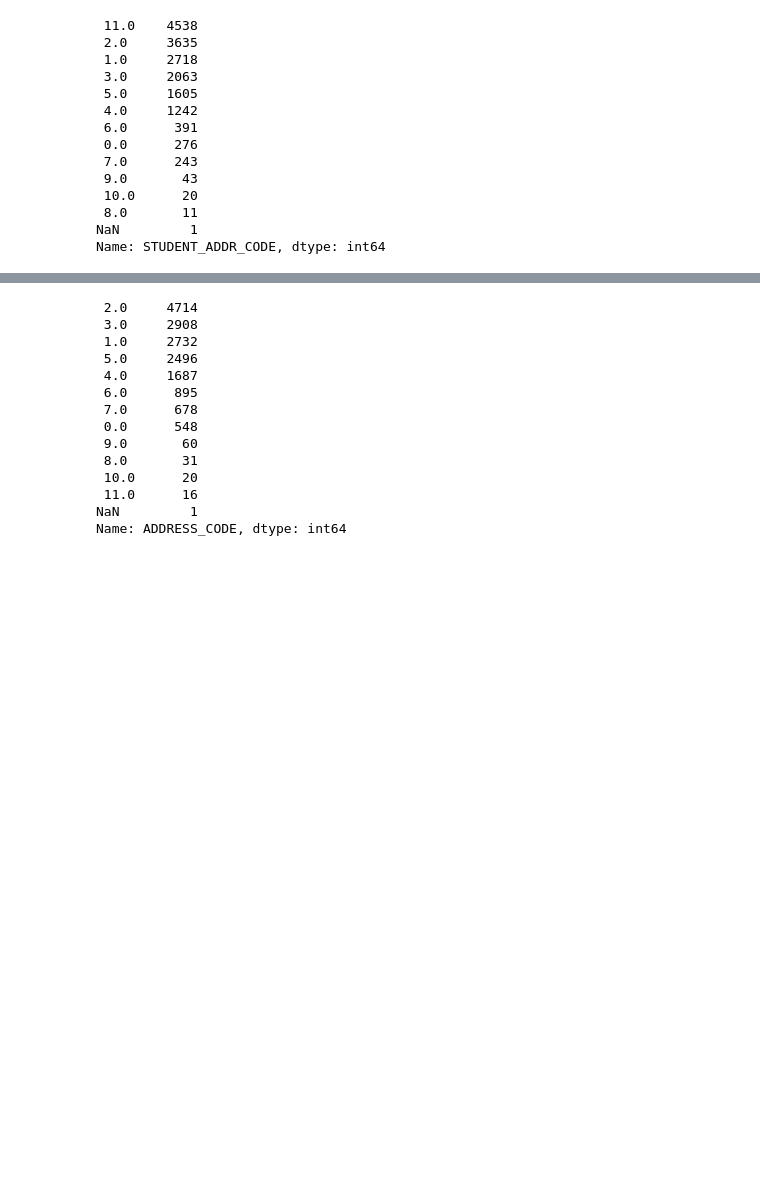
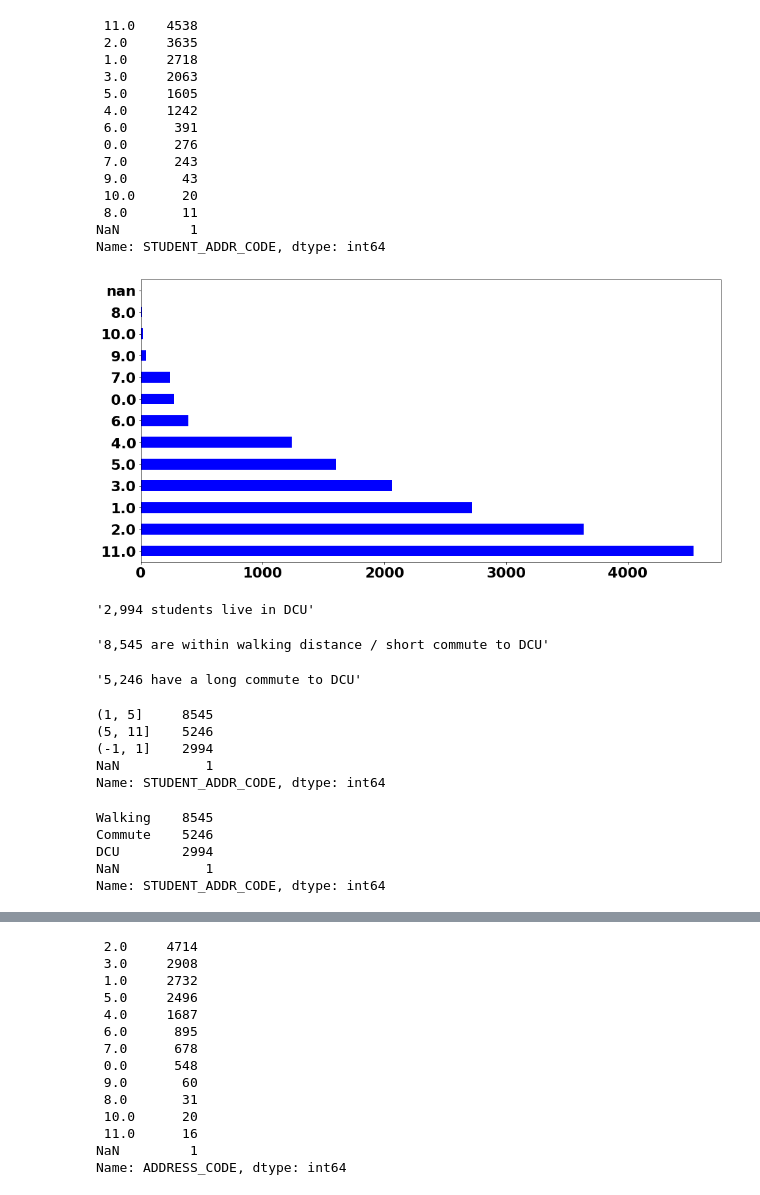
Before and after one commit to dazcona/edm-dcu, a Jupyter notebook: notebooks/EDA.ipynb, the cells around one changed output, grey strips where cells are left out. Drawn from its saved outputs; the diff is of its cells as text; code cells hidden in the pictures; blank space fills up the shorter version.

```diff
--- a/notebooks/EDA.ipynb
+++ b/notebooks/EDA.ipynb
@@ -998,3 +1022,37 @@ df['STUDENT_ADDR_CODE'].value_counts(dropna=False)
  8.0       11
 NaN         1
 Name: STUDENT_ADDR_CODE, dtype: int64
+# %%
+fig = df['STUDENT_ADDR_CODE'].value_counts(dropna=False, sort=True).plot.barh(figsize=(16, 8), color='blue')
+fig.get_figure().savefig('../figures/exploring_STUDENT_ADDR_CODE', bbox_inches="tight")
+# %% [output]
+[figure, added]
+# %%
+'{:,} students live in DCU'.format(len(df[df['STUDENT_ADDR_CODE'].isin([0, 1])]))
+# %% [output]
+'2,994 students live in DCU'
+# %%
+'{:,} are within walking distance / short commute to DCU'.format(len(df[df['STUDENT_ADDR_CODE'].isin([2, 3, 4, 5])]))
+# %% [output]
+'8,545 are within walking distance / short commute to DCU'
+# %%
+'{:,} have a long commute to DCU'.format(len(df[df['STUDENT_ADDR_CODE'].isin([6, 7, 8, 9, 10, 11])]))
+# %% [output]
+'5,246 have a long commute to DCU'
+# %%
+pd.cut(df['STUDENT_ADDR_CODE'], [-1, 1, 5, 11]).value_counts(dropna=False)
+# %% [output]
+(1, 5]     8545
+(5, 11]    5246
+(-1, 1]    2994
+NaN           1
+Name: STUDENT_ADDR_CODE, dtype: int64
+# %%
+pd.cut(df['STUDENT_ADDR_CODE'], [-1, 1, 5, 11], labels=['DCU', 'Walking', 'Commute']).value_counts(
+    dropna=False, sort=True)
+# %% [output]
+Walking    8545
+Commute    5246
+DCU        2994
+NaN           1
+Name: STUDENT_ADDR_CODE, dtype: int64
```
Also changed, not shown: parts of 55 cells of this notebook, 16 other files.
